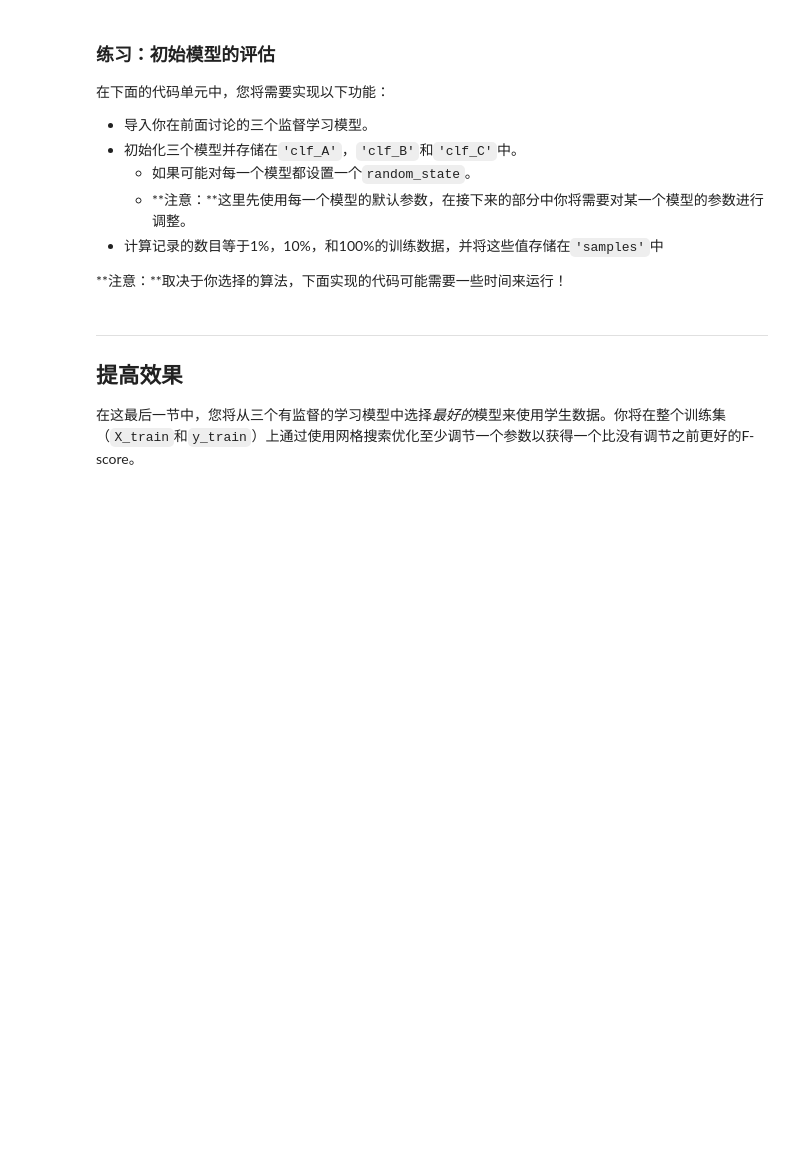
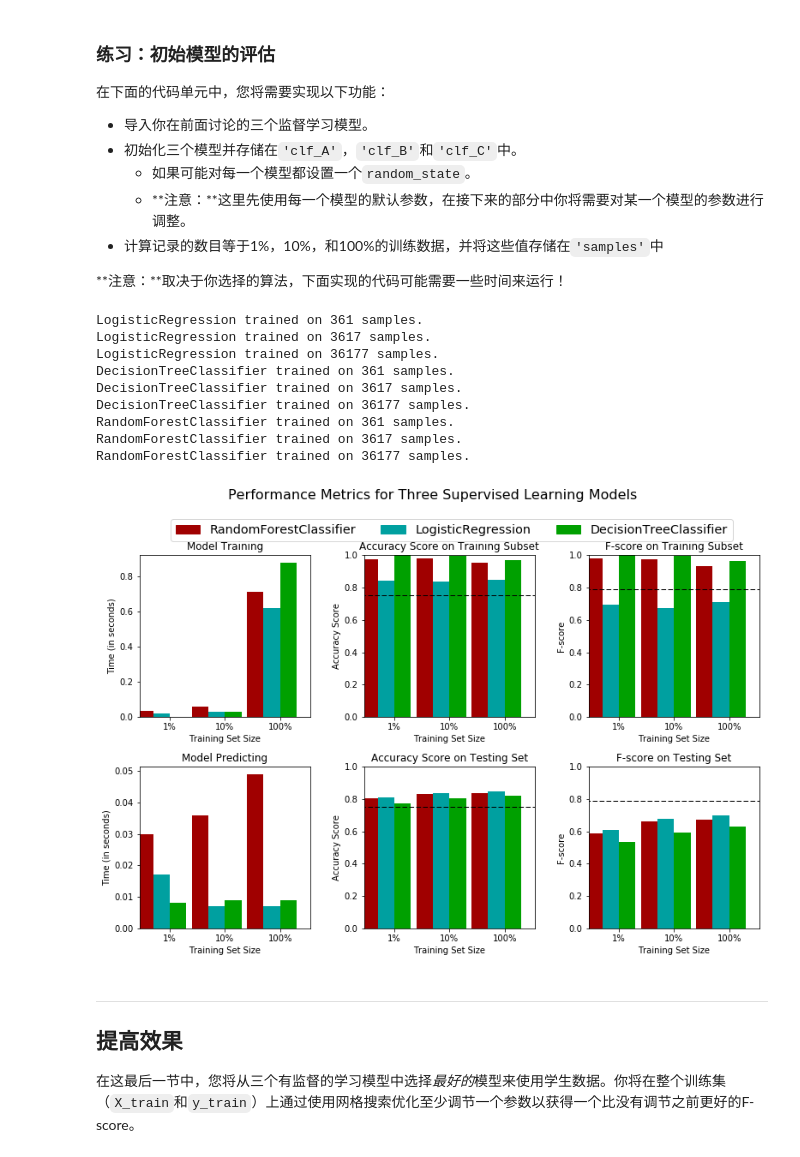
Before and after one commit to LancelotHolmes/Finding_Donors, a Jupyter notebook: finding_donors.ipynb, the cells around one changed output. Cells and saved outputs as stored; diff of their text form; code cells hidden in the pictures; blank space fills up the shorter version.

Commit message:
compare 3 algorithms and choose the best model

```diff
--- a/finding_donors.ipynb
+++ b/finding_donors.ipynb
@@ -303,10 +309,10 @@ def train_predict(learner, sample_size, X_train, y_train, X_test, y_test):
     results['acc_test'] = accuracy_score(y_test,predictions_test)
 
     # TODO：计算在最前面300个训练数据上的F-score
-    results['f_train'] = fbeta_score(y_train[:300],predictions_train,beta=0.5)
+    results['f_train'] = fbeta_score(y_true=y_train[:300],y_pred=predictions_train,beta=0.5)
 
     # TODO：计算测试集上的F-score
-    results['f_test'] = fbeta_score(y_test,predictions_test,beta=0.5)
+    results['f_test'] = fbeta_score(y_true=y_test,y_pred=predictions_test,beta=0.5)
 
     # 成功
     print "{} trained on {} samples.".format(learner.__class__.__name__, sample_size)
@@ -325,29 +331,42 @@ def train_predict(learner, sample_size, X_train, y_train, X_test, y_test):
 **注意：**取决于你选择的算法，下面实现的代码可能需要一些时间来运行！
 # %%
 # TODO：从sklearn中导入三个监督学习模型
-
+from sklearn import linear_model
+from sklearn.tree import DecisionTreeClassifier
+from sklearn.ensemble import RandomForestClassifier
 
 # TODO：初始化三个模型
-clf_A = None
-clf_B = None
-clf_C = None
+clf_A = linear_model.LogisticRegression()
+clf_B = DecisionTreeClassifier(random_state=0)
+clf_C = RandomForestClassifier(random_state=0)
 
 # TODO：计算1%， 10%， 100%的训练数据分别对应多少点
-samples_1 = None
-samples_10 = None
-samples_100 = None
+samples_1 = X_train.shape[0]/100
+samples_10 = X_train.shape[0]/10
+samples_100 = X_train.shape[0]
 
 # 收集学习器的结果
 results = {}
 for clf in [clf_A, clf_B, clf_C]:
     clf_name = clf.__class__.__name__
     results[clf_name] = {}
     for i, samples in enumerate([samples_1, samples_10, samples_100]):
         results[clf_name][i] = \
         train_predict(clf, samples, X_train, y_train, X_test, y_test)
 
 # 对选择的三个模型得到的评价结果进行可视化
 vs.evaluate(results, accuracy, fscore)
+# %% [output]
+LogisticRegression trained on 361 samples.
+LogisticRegression trained on 3617 samples.
+LogisticRegression trained on 36177 samples.
+DecisionTreeClassifier trained on 361 samples.
+DecisionTreeClassifier trained on 3617 samples.
+DecisionTreeClassifier trained on 36177 samples.
+RandomForestClassifier trained on 361 samples.
+RandomForestClassifier trained on 3617 samples.
+RandomForestClassifier trained on 36177 samples.
+[figure, added]
 # %% [markdown]
 ----
 ## 提高效果
```
Also changed, not shown: parts of 5 cells of this notebook.
